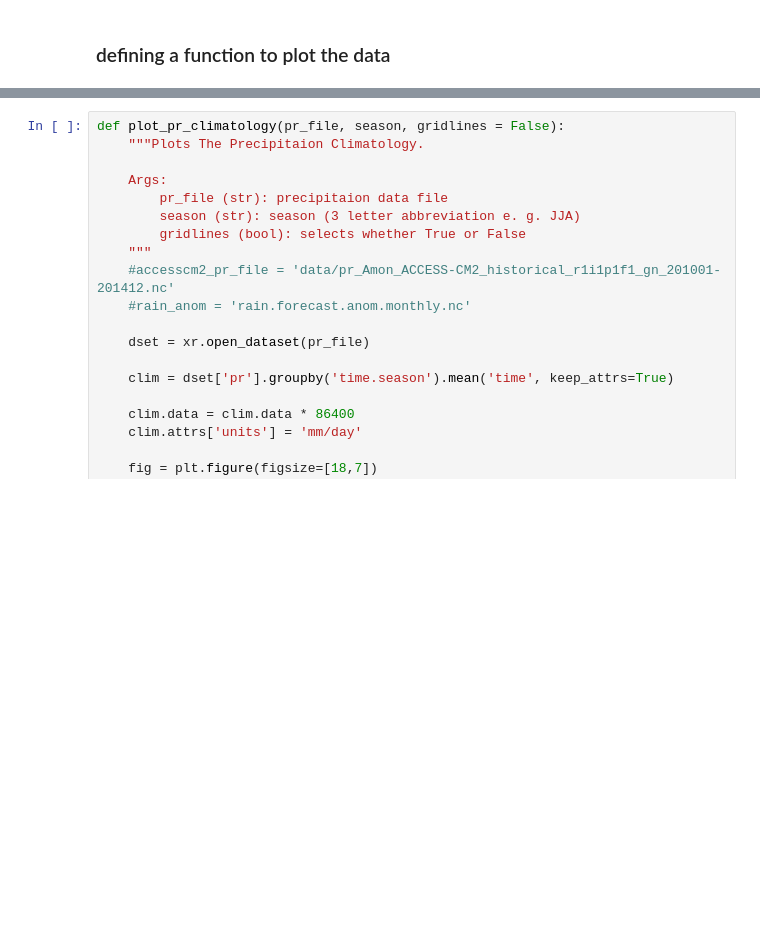
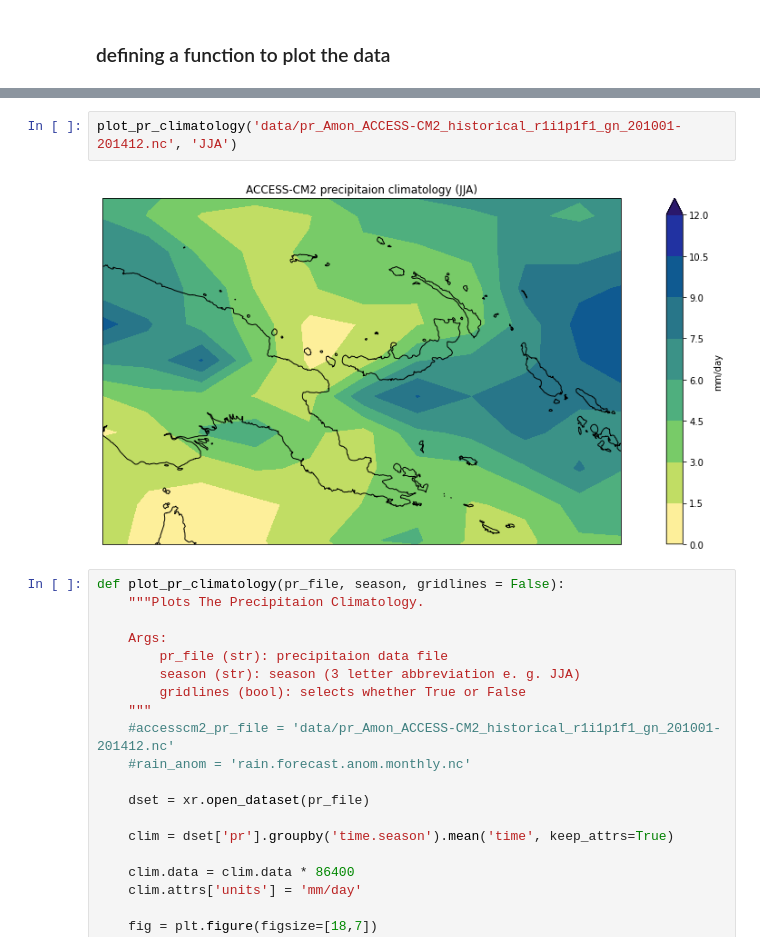
Before and after one commit to nytes75/ACCESS_climate_pr_model, a Jupyter notebook: ACCESS_climate_models.ipynb, the cells around one changed output, grey strips where cells are left out. Cells and saved outputs as stored; diff of their text form; blank space fills up the shorter version.

```diff
--- a/ACCESS_climate_models.ipynb
+++ b/ACCESS_climate_models.ipynb
@@ -11,3 +67,7 @@ import cmocean
+# %%
+plot_pr_climatology('data/pr_Amon_ACCESS-CM2_historical_r1i1p1f1_gn_201001-201412.nc', 'JJA')
+# %% [output]
+[figure, added]
 # %%
 def plot_pr_climatology(pr_file, season, gridlines = False):
     """Plots The Precipitaion Climatology.
```
Also changed, not shown: parts of 5 cells of this notebook.
